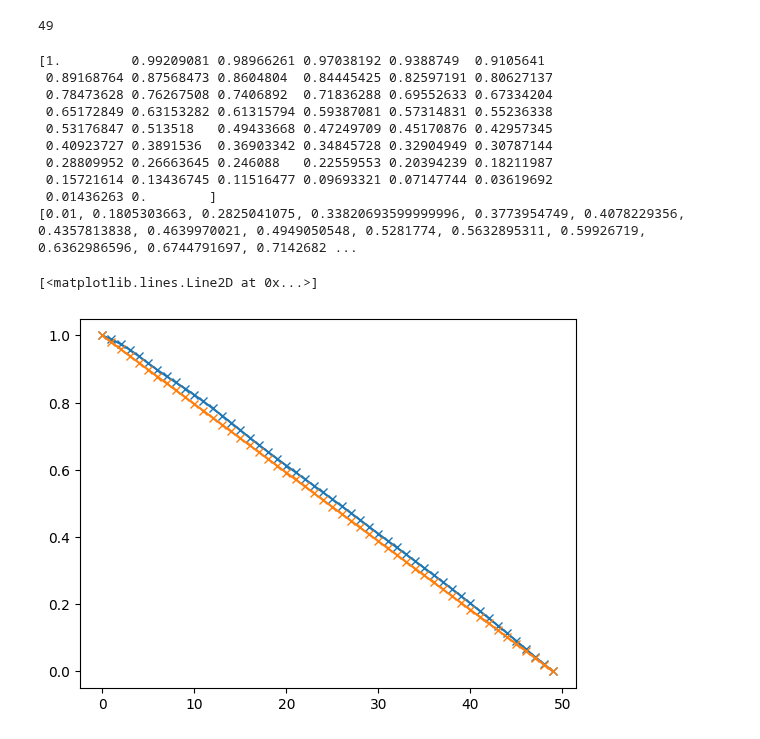
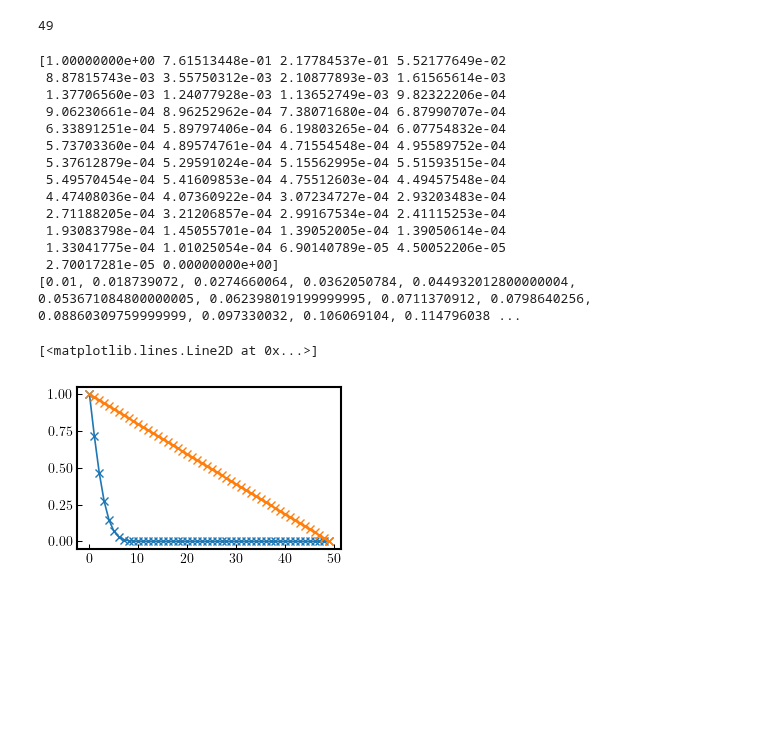
Before and after one commit to Alejo-Costa-Duran/ParallelTempering, a Jupyter notebook: dataAnalysis.ipynb, the cells around one changed output. Cells and saved outputs as stored; diff of their text form; code cells hidden in the pictures; blank space fills up the shorter version.

```diff
--- a/dataAnalysis.ipynb
+++ b/dataAnalysis.ipynb
@@ -251,0 +225,5 @@ print(e8[0],e64[0])
+# %%
+corr48open, e48open,m48open,cv48open,cverr48open, t48open = process_data("../PT-Data/Open/DatosN0Proceso",50,48,-1,10)
+corr363open, e363open,m363open,cv363open,cverr363open, t363open = process_data("../PT-Data/Open/DatosN1Proceso",50,363,-1,10)
+corr960open, e960open,m960open,cv960open,cverr363open, t363open = process_data("../PT-Data/Open/DatosN2Proceso",50,960,-1,10)
+#corr64, e64,m64,cv64,cverr64, t64 = process_data("../PT-Data/05Field/DatosN64Proceso",50,24*64,-1,10)
@@ -272,5 +275,5 @@ def process_workers(fileRoot,numFiles):
     plt.show()
     return procesos_dfs
 # %%
-procesos_dfs = process_workers("../PT-Data/0Field/CountersProceso64",50)
+procesos_dfs = process_workers("../PT-Data/Open/CountersProceso2",50)
 # %% [output]
@@ -281,6 +284,7 @@ from collections import Counter
 from matplotlib.colors import Normalize
 from matplotlib.cm import ScalarMappable
 
+t64 = np.array(t363open)
 f_functions = []
 upts = np.zeros(len(t64))
 dwns = np.zeros(len(t64))
@@ -311,7 +315,7 @@ from scipy import interpolate
 
 
 
-t64 = np.array(t64)
+t64 = np.array(t363open)
 fFunc = upts/(upts+dwns)
 print(fFunc)
 fSmooth = fFunc
@@ -329,44 +333,48 @@ for smoothing in range(20):
 
 num_interp = 10000
 
 t_interp = []
 f_interp = []
 
 for idxI in range(1,len(fFunc)):
     for idxJ in range(num_interp):
         t_interp.append((1.0*idxJ)/num_interp*(t64[idxI]-t64[idxI-1])+t64[idxI-1])
         f_interp.append((1.0*idxJ)/num_interp*(fFunc[idxI]-fFunc[idxI-1])+fFunc[idxI-1])
 
 t_interp = np.array(t_interp)
 f_interp = np.array(f_interp)
 
 f_Linear = np.linspace(f_interp.max(),f_interp.min(),len(fFunc))
 
 newTs = np.zeros(len(fFunc))
 newTs[0] = t64[0]
 newTs[-1] = t64[-1]
 for idxI in range(1,len(fFunc)-1):
     idx = np.argmin(np.abs(f_interp-f_Linear[idxI]))
     newTs[idxI] = t_interp[idx]
 
 print(list(newTs))
 plt.plot(fFunc,'x-')
 plt.plot(f_Linear,'x-')
 #plt.plot(t_interp,f_interp-f_Linear[39],)
 #plt.show()
 # %% [output]
-[1.         0.99209081 0.98966261 0.97038192 0.9388749  0.9105641
- 0.89168764 0.87568473 0.8604804  0.84445425 0.82597191 0.80627137
- 0.78473628 0.76267508 0.7406892  0.71836288 0.69552633 0.67334204
- 0.65172849 0.63153282 0.61315794 0.59387081 0.57314831 0.55236338
- 0.53176847 0.513518   0.49433668 0.47249709 0.45170876 0.42957345
- 0.40923727 0.3891536  0.36903342 0.34845728 0.32904949 0.30787144
- 0.28809952 0.26663645 0.246088   0.22559553 0.20394239 0.18211987
- 0.15721614 0.13436745 0.11516477 0.09693321 0.07147744 0.03619692
- 0.01436263 0.        ]
-[0.01, 0.1805303663, 0.2825041075, 0.33820693599999996, 0.3773954749, 0.4078229356, 0.4357813838, 0.4639970021, 0.4949050548, 0.5281774, 0.5632895311, 0.59926719, 0.6362986596, 0.6744791697, 0.7142682 ...
+[1.00000000e+00 7.61513448e-01 2.17784537e-01 5.52177649e-02
+ 8.87815743e-03 3.55750312e-03 2.10877893e-03 1.61565614e-03
+ 1.37706560e-03 1.24077928e-03 1.13652749e-03 9.82322206e-04
+ 9.06230661e-04 8.96252962e-04 7.38071680e-04 6.87990707e-04
+ 6.33891251e-04 5.89797406e-04 6.19803265e-04 6.07754832e-04
+ 5.73703360e-04 4.89574761e-04 4.71554548e-04 4.95589752e-04
+ 5.37612879e-04 5.29591024e-04 5.15562995e-04 5.51593515e-04
+ 5.49570454e-04 5.41609853e-04 4.75512603e-04 4.49457548e-04
+ 4.47408036e-04 4.07360922e-04 3.07234727e-04 2.93203483e-04
+ 2.71188205e-04 3.21206857e-04 2.99167534e-04 2.41115253e-04
+ 1.93083798e-04 1.45055701e-04 1.39052005e-04 1.39050614e-04
+ 1.33041775e-04 1.01025054e-04 6.90140789e-05 4.50052206e-05
+ 2.70017281e-05 0.00000000e+00]
+[0.01, 0.018739072, 0.0274660064, 0.0362050784, 0.044932012800000004, 0.053671084800000005, 0.062398019199999995, 0.0711370912, 0.0798640256, 0.08860309759999999, 0.097330032, 0.106069104, 0.114796038 ...
 [<matplotlib.lines.Line2D at 0x...>]
-[figure, old version]
+[figure, new version]
 # %%
 plt.plot(newTs-t64,'x-')
 #plt.plot(t64,'x-')
```
Also changed, not shown: parts of 14 cells of this notebook, 28 other files.
